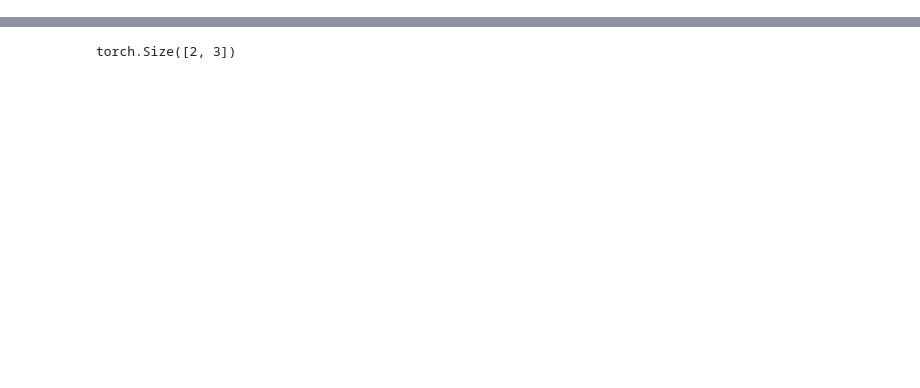
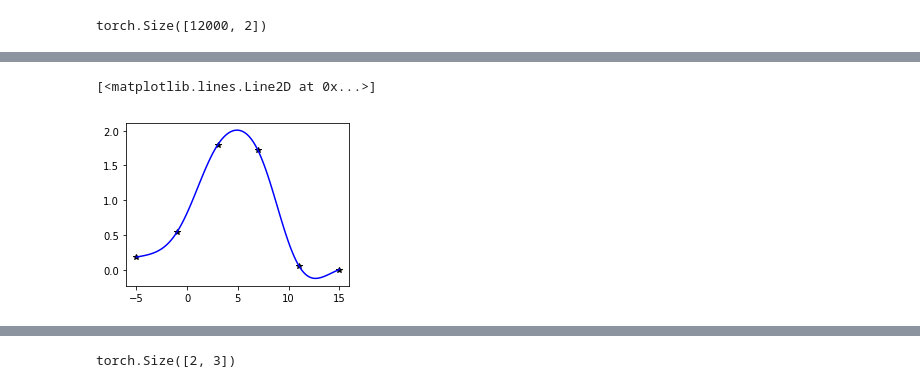
Before and after one commit to xyaoab/resnet_active_learning-, a Jupyter notebook: BayesianOptimization/1D_test.ipynb, the cells around one changed output, grey strips where cells are left out. Drawn from its saved outputs; the diff is of its cells as text; code cells hidden in the pictures; blank space fills up the shorter version.

```diff
--- a/BayesianOptimization/1D_test.ipynb
+++ b/BayesianOptimization/1D_test.ipynb
@@ -30,9 +29,15 @@ torch.cuda.set_device(3)
+# %%
+space = Dimension([Real(-5,15),Integer(4,15) ])
+
+print(space.get_samples.size())
+# %% [output]
+torch.Size([12000, 2])
 # %%
 class ExactGPModel(gpytorch.models.ExactGP):
     def __init__(self, train_x, train_y, likelihood):
         super(ExactGPModel, self).__init__(train_x, train_y, likelihood)
-        # Our mean function is constant in the interval [-5,15]
-        self.mean_module = ConstantMean(constant_bounds=(-5,15))
+        # Our mean function is constant in the interval [-2,2]
+        self.mean_module = ConstantMean(constant_bounds=(-2,2))
         # We use the RBF kernel as a universal approximator
         self.covar_module = RBFKernel(log_lengthscale_bounds=(-6, 6))
 
@@ -48,10 +53,10 @@ def target(x):
 
 
 # Training data is 6 points in [-5,15] inclusive regularly spaced
-train_x = Variable(torch.linspace(-5, 15, 6))
+train_x = torch.linspace(-5, 15, 6)
 # True function with Gaussian noise N(0,0.01)
 # Maximize the negative target function
-train_y = Variable(-1*target(train_x))
+train_y = -1*target(train_x)
 
 likelihood = GaussianLikelihood(log_noise_bounds=(-8, -6))
 model = ExactGPModel(train_x.data, train_y.data, likelihood)
@@ -84,4 +89,12 @@ for i in range(training_iter):
         ))
 
     optimizer.step()
+
+f, observed_ax = plt.subplots(1, 1, figsize=(4, 3))
+observed_ax.plot(train_x.data.numpy(), train_y.data.numpy(), 'k*')
+test_x = Variable(torch.linspace(-5, 15, 100))
+model.eval()
+likelihood.eval()
+observed_pred = likelihood(model(test_x))
+observed_ax.plot(test_x.data.numpy(),observed_pred.mean().data.numpy(), 'b')
 # %% [output]
@@ -98,2 +111,4 @@ Iter 10/10 - Loss: 3.711   log_lengthscale: 0.802   log_noise: -6.002
+[<matplotlib.lines.Line2D at 0x...>]
+[figure, added]
 # %%
 bo = BayesianOptimization(model, likelihood, target, search_space,"discrete_mes")
```
Also changed, not shown: parts of 5 cells of this notebook, 10 other files.
